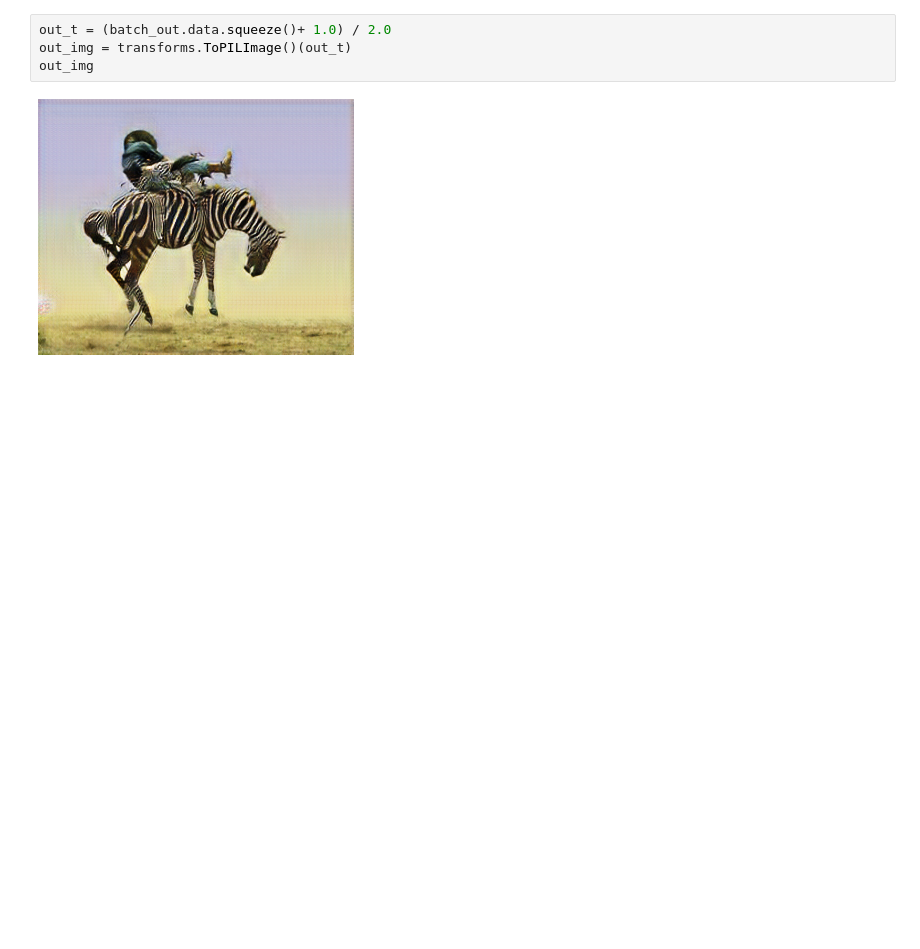
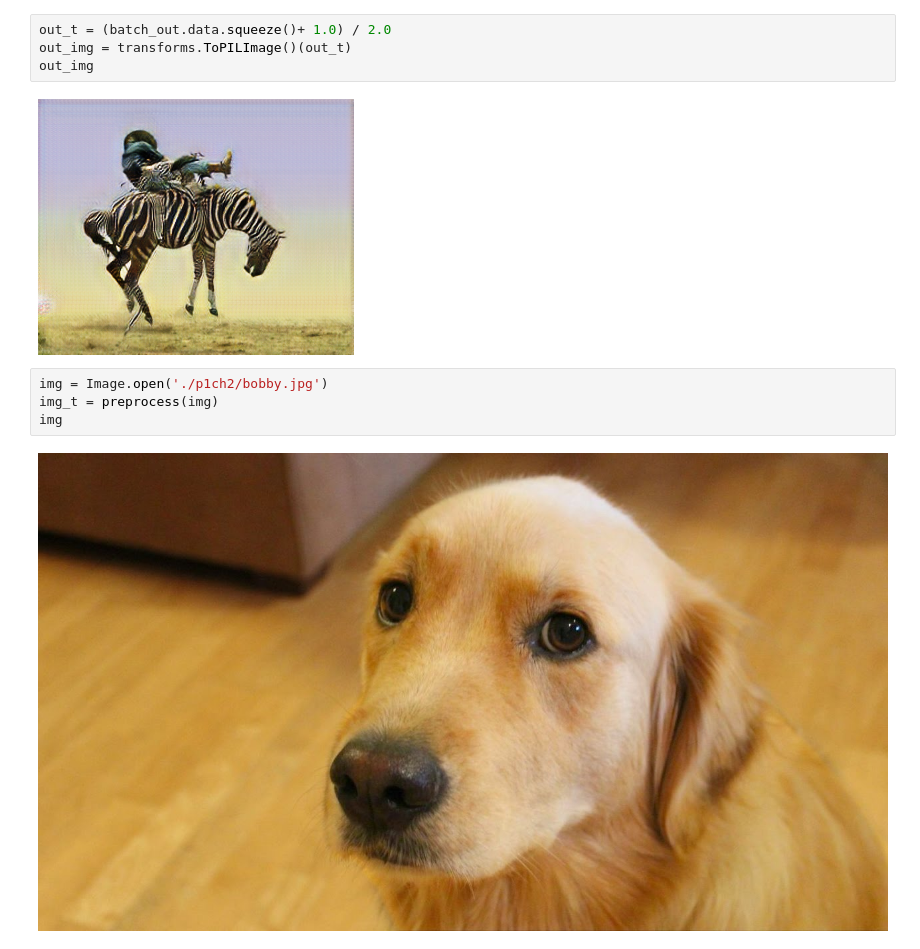
Before and after one commit to AhnYeonghoo/pytorch-study, a Jupyter notebook: cyclegan.ipynb, the cells around one changed output. Cells and saved outputs as stored; diff of their text form; blank space fills up the shorter version.

```diff
--- a/cyclegan.ipynb
+++ b/cyclegan.ipynb
@@ -118,3 +118,9 @@ out_img = transforms.ToPILImage()(out_t)
 out_img
 # %% [output]
 [figure]
+# %%
+img = Image.open('./p1ch2/bobby.jpg')
+img_t = preprocess(img)
+img
+# %% [output]
+[figure, added]
```
Also changed, not shown: parts of 2 cells of this notebook, 1 other file.
